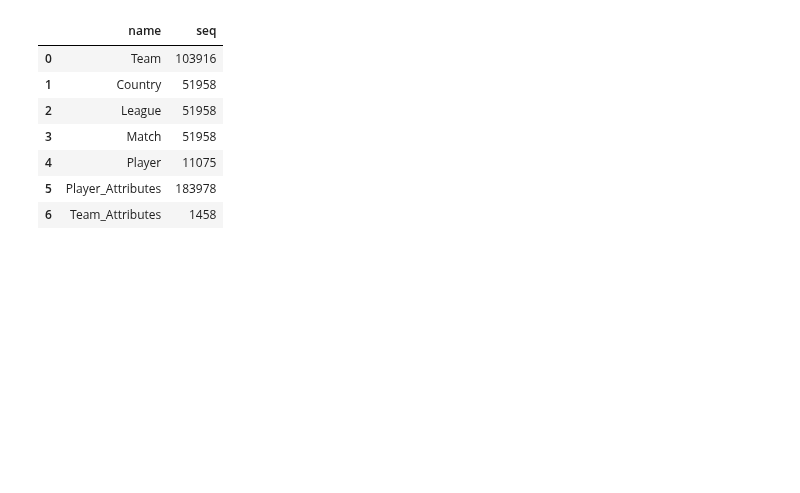
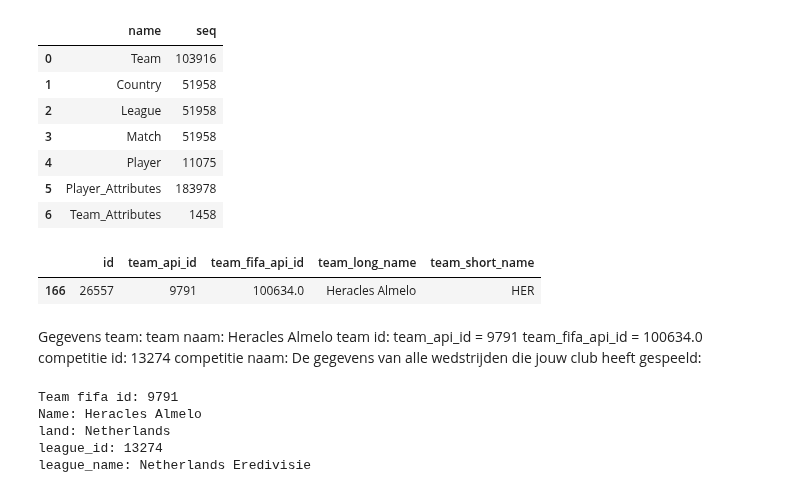
Before and after one commit to BJHeemskerk/DataLab2_2023, a Jupyter notebook: Notebook_datalab2.ipynb, the cells around one changed output. Saved outputs shown, nothing was run; the diff lists cells and outputs as text; code cells hidden in the pictures; blank space fills up the shorter version.

```diff
--- a/Notebook_datalab2.ipynb
+++ b/Notebook_datalab2.ipynb
@@ -14,6 +14,7 @@ team = pd.read_sql_query("SELECT * FROM Team", cnx)
 team_attributes = pd.read_sql_query("SELECT * FROM Team_attributes", cnx)
 sqlite_sequence = pd.read_sql_query("SELECT * FROM Sqlite_sequence", cnx)
 # %%
+pd.set_option("display.max_columns", None)
 display(country, league, match, player, player_attributes, team, team_attributes, sqlite_sequence)
 # %% [output]
 |  | id | name |
@@ -113,3 +114,30 @@ display(country, league, match, player, player_attributes, team, team_attributes
 | 4 | Player | 11075 |
 | 5 | Player_Attributes | 183978 |
 | 6 | Team_Attributes | 1458 |
+# %%
+team[team["team_long_name"]== "Heracles Almelo"]
+# %% [output]
+|  | id | team_api_id | team_fifa_api_id | team_long_name | team_short_name |
+| 166 | 26557 | 9791 | 100634.0 | Heracles Almelo | HER |
+# %% [markdown]
+Gegevens team:
+team naam: Heracles Almelo
+team id:
+    team_api_id = 9791
+    team_fifa_api_id = 100634.0
+competitie id: 13274
+competitie naam:
+De gegevens van alle wedstrijden die jouw club heeft gespeeld:
+# %%
+id = team[team['team_long_name'] == 'Heracles Almelo'].iloc[0,1]
+print('Team fifa id:',id)
+print('Name:',team[team['team_long_name'] == 'Heracles Almelo'].iloc[0,3])
+print('land:', 'Netherlands')
+print('league_id:', country[country['name'] == 'Netherlands'].iloc[0,0])
+print("league_name:",league[league["id"] == 13274].iloc[0,2])
+# %% [output]
+Team fifa id: 9791
+Name: Heracles Almelo
+land: Netherlands
+league_id: 13274
+league_name: Netherlands Eredivisie
```
Also changed, not shown: parts of 1 cell of this notebook.
